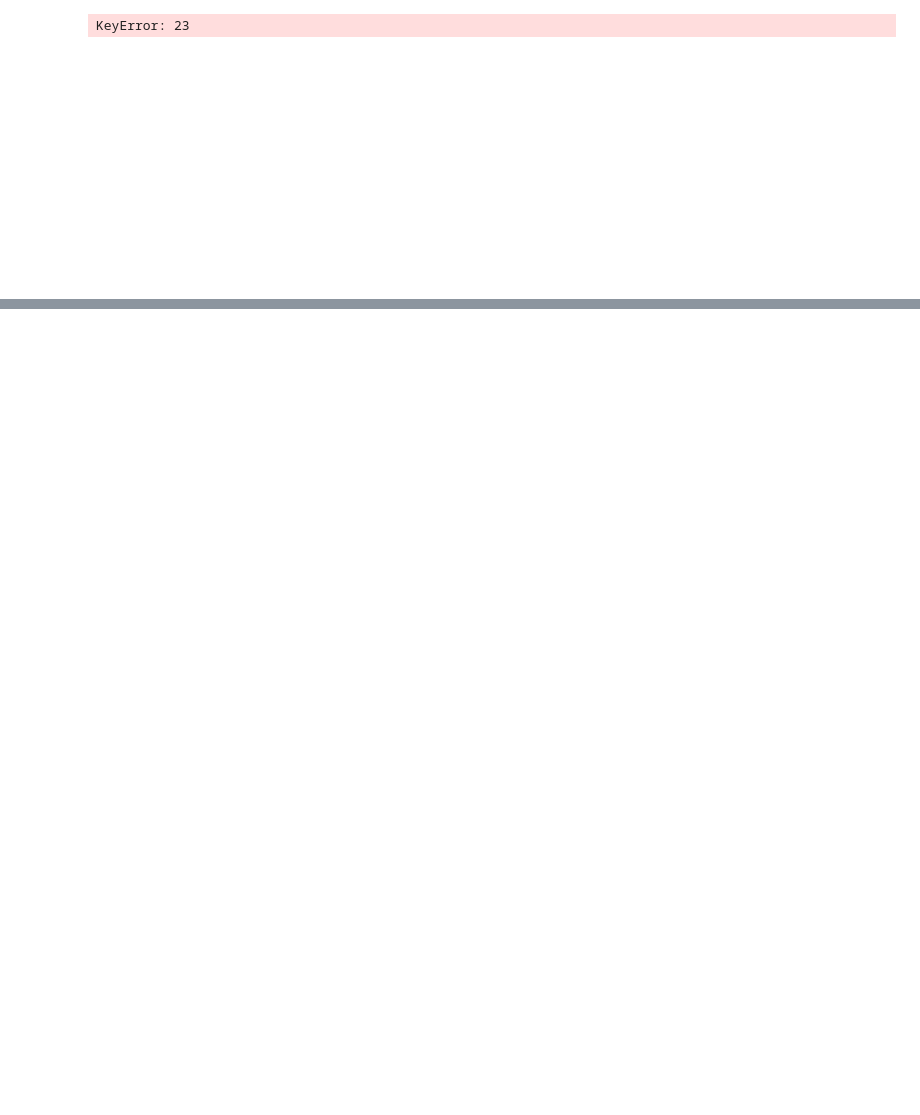
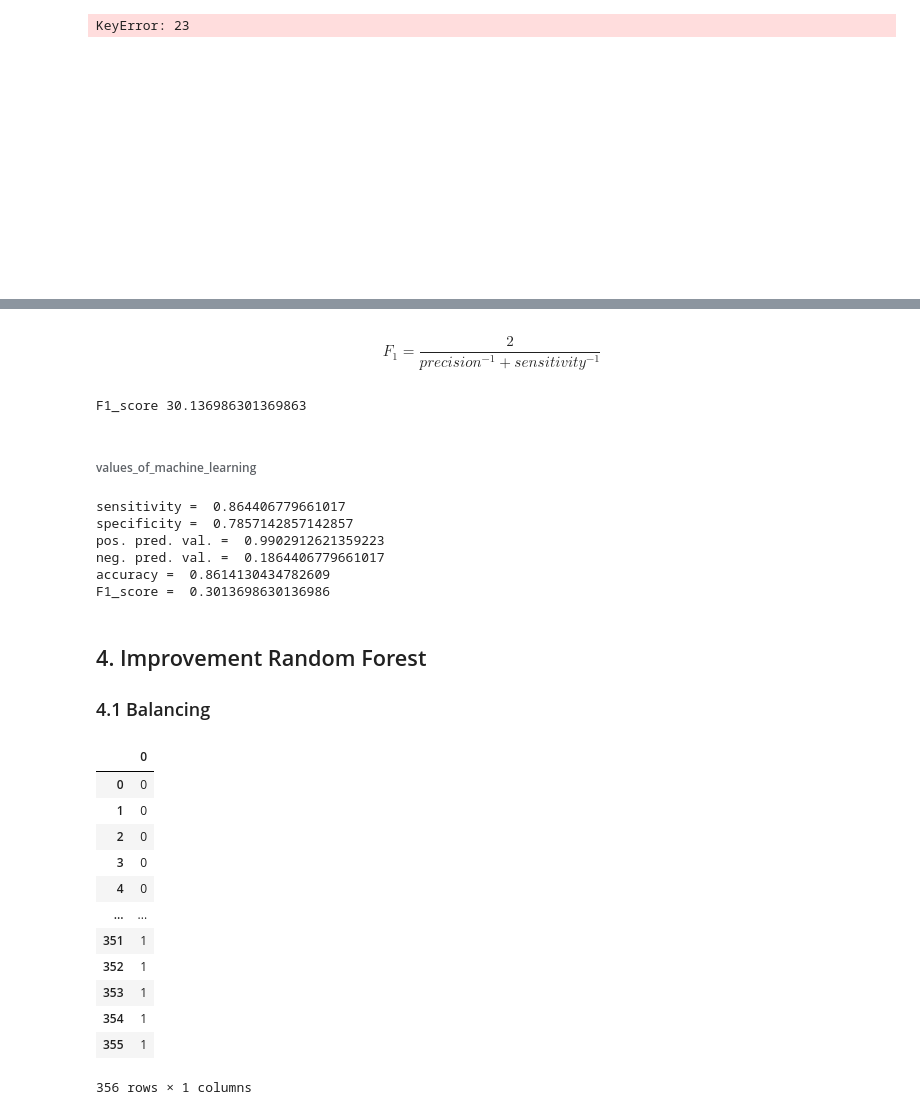
Before and after one commit to Bimex-es/Attrition, a Jupyter notebook: Coding/Machine_Learning_Python_TFM.ipynb, the cells around one changed output, grey strips where cells are left out. Drawn from its saved outputs; the diff is of its cells as text; code cells hidden in the pictures; blank space fills up the shorter version.

```diff
--- a/Coding/Machine_Learning_Python_TFM.ipynb
+++ b/Coding/Machine_Learning_Python_TFM.ipynb
@@ -581,0 +689,79 @@ KeyError: 23
+# %% [markdown]
+$$F_{1} = \frac{2}{precision^{-1}+sensitivity^{-1}}$$
+# %%
+from sklearn.metrics import accuracy_score, confusion_matrix, f1_score
+f1_score_number = f1_score(y_test, y_pred_test)
+
+print("F1_score", f1_score_number*100)
+# %% [output]
+F1_score 30.136986301369863
+# %% [markdown]
+###### values_of_machine_learning <a class="anchor" id="d"></a>
+# %%
+def values_of_machine_learning(y_test,y_pred_test):
+    from sklearn.metrics import accuracy_score, confusion_matrix, f1_score
+
+    #recall or sensitivity
+    sensitivity = confusion_matrix(y_test,y_pred_test)[0][0]/(confusion_matrix(y_test,y_pred_test)[0][0]+confusion_matrix(y_test,y_pred_test)[1][0])
+    #specificity
+    specificity = confusion_matrix(y_test,y_pred_test)[1][1]/(confusion_matrix(y_test,y_pred_test)[1][1]+confusion_matrix(y_test,y_pred_test)[0][1])
+    #precision
+    positive_prediction_value = confusion_matrix(y_test,y_pred_test)[0][0]/(confusion_matrix(y_test,y_pred_test)[0][0]+confusion_matrix(y_test,y_pred_test)[0][1])
+    negative_prediction_value = confusion_matrix(y_test,y_pred_test)[1][1]/(confusion_matrix(y_test,y_pred_test)[1][1]+confusion_matrix(y_test,y_pred_test)[1][0])
+    #accuracy
+    all_parts = confusion_matrix(y_test,y_pred_test)[0][0]+confusion_matrix(y_test,y_pred_test)[0][1]+confusion_matrix(y_test,y_pred_test)[1][0]+confusion_matrix(y_test,y_pred_test)[1][1]
+    accuracy = (confusion_matrix(y_test,y_pred_test)[0][0]+confusion_matrix(y_test,y_pred_test)[1][1])/all_parts
+
+    print('sensitivity = ',sensitivity)
+    print('specificity = ',specificity)
+    print('pos. pred. val. = ',positive_prediction_value)
+    print('neg. pred. val. = ',negative_prediction_value)
+    print('accuracy = ',accuracy)
+
+    f1_score_number = f1_score(y_test, y_pred_test)
+
+    print("F1_score = ", f1_score_number)
+
+values_of_machine_learning(y_test,y_pred_test)
+# %% [output]
+sensitivity =  0.864406779661017
+specificity =  0.7857142857142857
+pos. pred. val. =  0.9902912621359223
+neg. pred. val. =  0.1864406779661017
+accuracy =  0.8614130434782609
+F1_score =  0.3013698630136986
+# %% [markdown]
+## 4. Improvement Random Forest <a class="anchor" id="4"></a>
+
+### 4.1 Balancing <a class="anchor" id="4.1"></a>
+# %%
+from imblearn.under_sampling import RandomUnderSampler
+from imblearn.under_sampling import NearMiss
+
+rus = RandomUnderSampler(random_state=0)
+train_arr = np.asarray(X_train)
+sol_arr = np.asarray(y_train.values)
+
+train_uni, sol_uni = rus.fit_resample(train_arr, sol_arr)
+
+train_df_new = pd.DataFrame(train_uni)
+sol_df_new = pd.DataFrame(sol_uni)
+# %%
+#nuevo train
+train_df_new
+#solución train nueva
+sol_df_new
+# %% [output]
+|  | 0 |
+| 0 | 0 |
+| 1 | 0 |
+| 2 | 0 |
+| 3 | 0 |
+| 4 | 0 |
+| ... | ... |
+| 351 | 1 |
+| 352 | 1 |
+| 353 | 1 |
+| 354 | 1 |
+| 355 | 1 |
+356 rows × 1 columns
```
Also changed, not shown: parts of 31 cells of this notebook, 1 other file.
